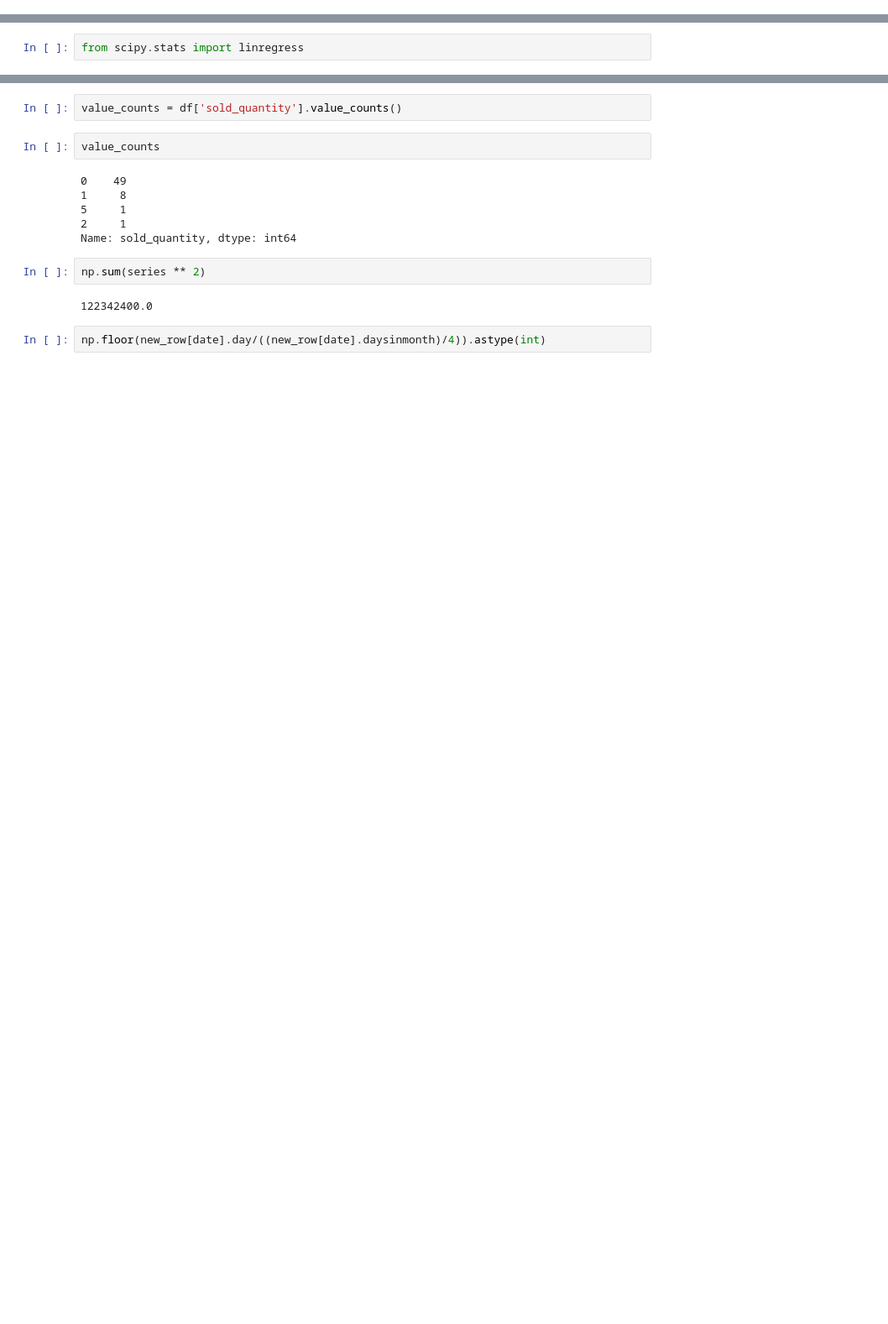
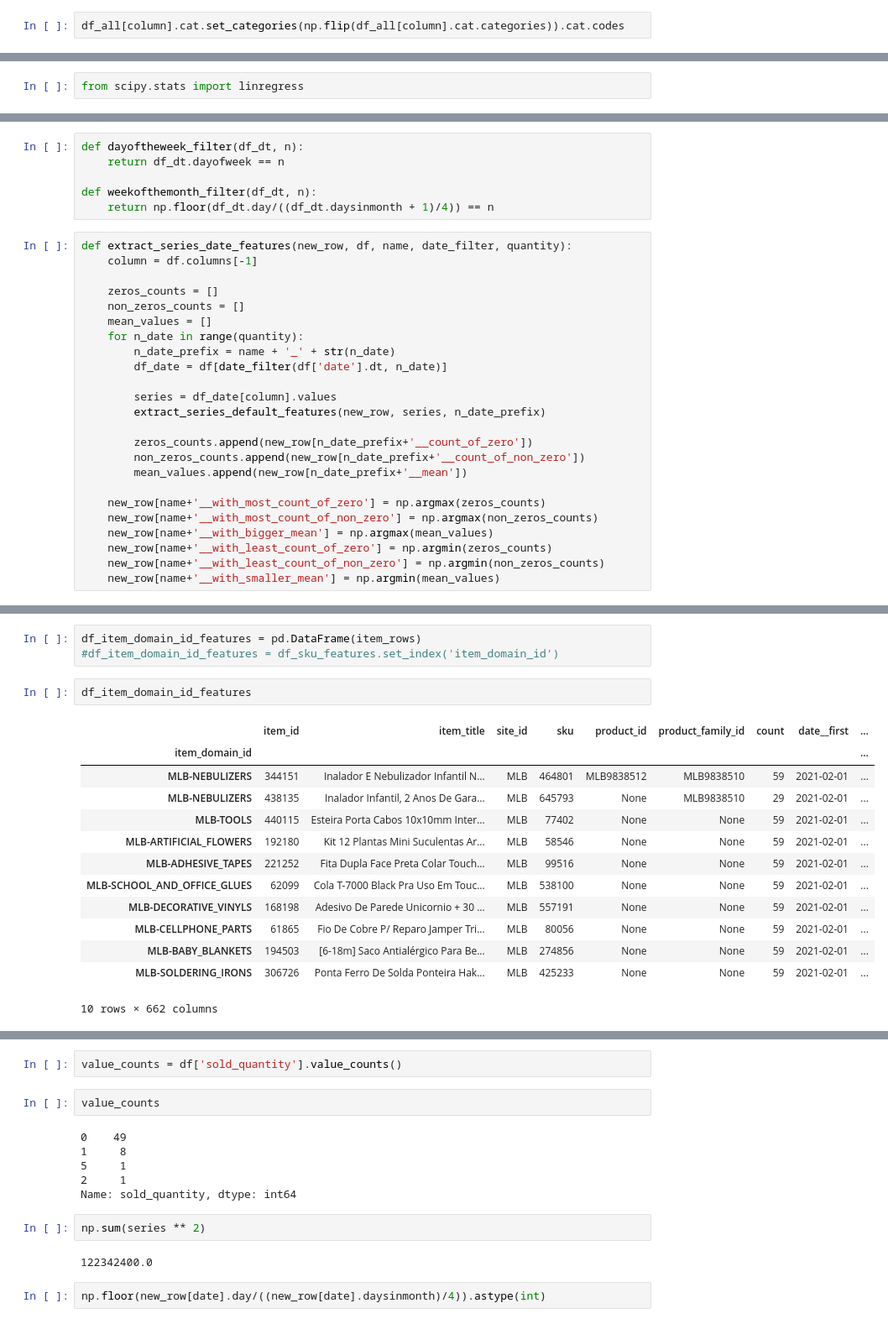
Before and after one commit to eduagarcia/meli-challenge-2021, a Jupyter notebook: extract_features_v2.ipynb, the cells around one changed output, grey strips where cells are left out. Shown at 84% size. Drawn from its saved outputs; the diff is of its cells as text; blank space fills up the shorter version.

Commit message:
feature extraction v2 and feature metadata for normalization

```diff
--- a/extract_features_v2.ipynb
+++ b/extract_features_v2.ipynb
@@ -123,0 +260,2 @@ tsfresh.feature_extraction.settings.from_columns(df_features.columns)
+# %%
+df_all[column].cat.set_categories(np.flip(df_all[column].cat.categories)).cat.codes
@@ -133 +306,31 @@ df_all.iloc[[1,1,1]]
+# %%
+def dayoftheweek_filter(df_dt, n):
+    return df_dt.dayofweek == n
+
+def weekofthemonth_filter(df_dt, n):
+    return np.floor(df_dt.day/((df_dt.daysinmonth + 1)/4)) == n
+# %%
+def extract_series_date_features(new_row, df, name, date_filter, quantity):
+    column = df.columns[-1]
+
+    zeros_counts = []
+    non_zeros_counts = []
+    mean_values = []
+    for n_date in range(quantity):
+        n_date_prefix = name + '_' + str(n_date)
+        df_date = df[date_filter(df['date'].dt, n_date)]
+
+        series = df_date[column].values
+        extract_series_default_features(new_row, series, n_date_prefix)
+
+        zeros_counts.append(new_row[n_date_prefix+'__count_of_zero'])
+        non_zeros_counts.append(new_row[n_date_prefix+'__count_of_non_zero'])
+        mean_values.append(new_row[n_date_prefix+'__mean'])
+
+    new_row[name+'__with_most_count_of_zero'] = np.argmax(zeros_counts)
+    new_row[name+'__with_most_count_of_non_zero'] = np.argmax(non_zeros_counts)
+    new_row[name+'__with_bigger_mean'] = np.argmax(mean_values)
+    new_row[name+'__with_least_count_of_zero'] = np.argmin(zeros_counts)
+    new_row[name+'__with_least_count_of_non_zero'] = np.argmin(non_zeros_counts)
+    new_row[name+'__with_smaller_mean'] = np.argmin(mean_values)
 # %%
@@ -225,0 +579,19 @@ new_row
+# %%
+df_item_domain_id_features = pd.DataFrame(item_rows)
+#df_item_domain_id_features = df_sku_features.set_index('item_domain_id')
+# %%
+df_item_domain_id_features
+# %% [output]
+|  | item_id | item_title | site_id | sku | product_id | product_family_id | count | date__first | ... |
+| item_domain_id |  |  |  |  |  |  |  |  | ... |
+| MLB-NEBULIZERS | 344151 | Inalador E Nebulizador Infantil N... | MLB | 464801 | MLB9838512 | MLB9838510 | 59 | 2021-02-01 | ... |
+| MLB-NEBULIZERS | 438135 | Inalador Infantil, 2 Anos De Gara... | MLB | 645793 | None | MLB9838510 | 29 | 2021-02-01 | ... |
+| MLB-TOOLS | 440115 | Esteira Porta Cabos 10x10mm Inter... | MLB | 77402 | None | None | 59 | 2021-02-01 | ... |
+| MLB-ARTIFICIAL_FLOWERS | 192180 | Kit 12 Plantas Mini Suculentas Ar... | MLB | 58546 | None | None | 59 | 2021-02-01 | ... |
+| MLB-ADHESIVE_TAPES | 221252 | Fita Dupla Face Preta Colar Touch... | MLB | 99516 | None | None | 59 | 2021-02-01 | ... |
+| MLB-SCHOOL_AND_OFFICE_GLUES | 62099 | Cola T-7000 Black Pra Uso Em Touc... | MLB | 538100 | None | None | 59 | 2021-02-01 | ... |
+| MLB-DECORATIVE_VINYLS | 168198 | Adesivo De Parede Unicornio + 30 ... | MLB | 557191 | None | None | 59 | 2021-02-01 | ... |
+| MLB-CELLPHONE_PARTS | 61865 | Fio De Cobre P/ Reparo Jamper Tri... | MLB | 80056 | None | None | 59 | 2021-02-01 | ... |
+| MLB-BABY_BLANKETS | 194503 | [6-18m] Saco Antialérgico Para Be... | MLB | 274856 | None | None | 59 | 2021-02-01 | ... |
+| MLB-SOLDERING_IRONS | 306726 | Ponta Ferro De Solda Ponteira Hak... | MLB | 425233 | None | None | 59 | 2021-02-01 | ... |
+10 rows × 662 columns
```
Also changed, not shown: parts of 43 cells of this notebook, 7 other files.
